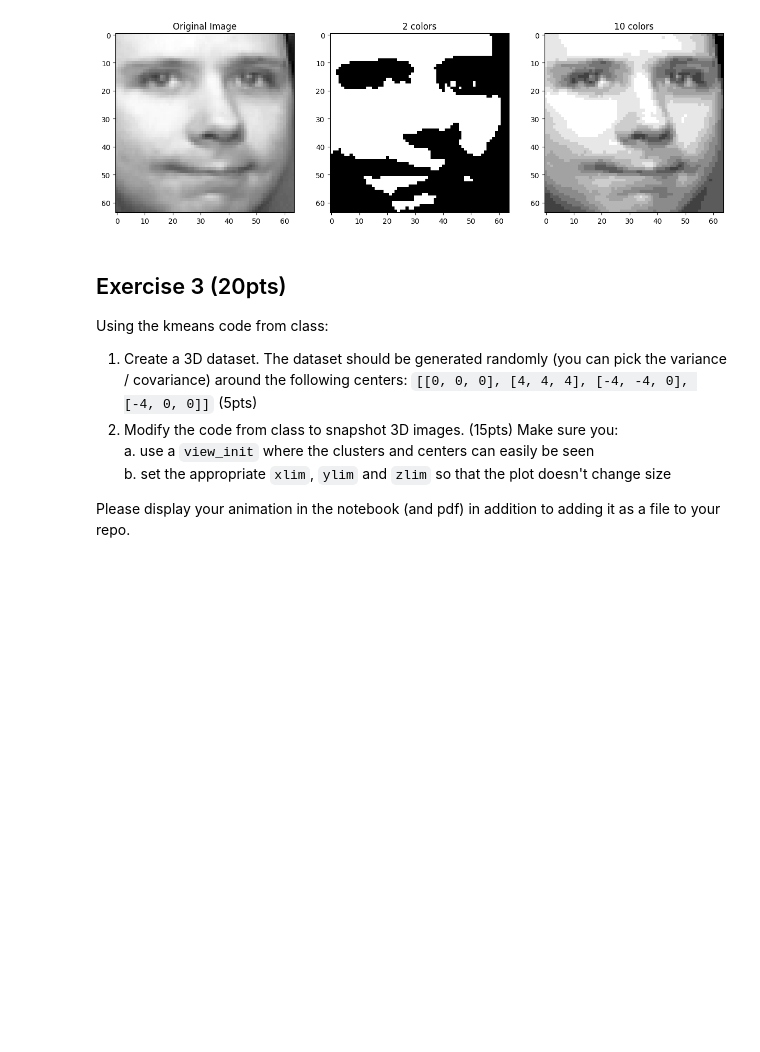
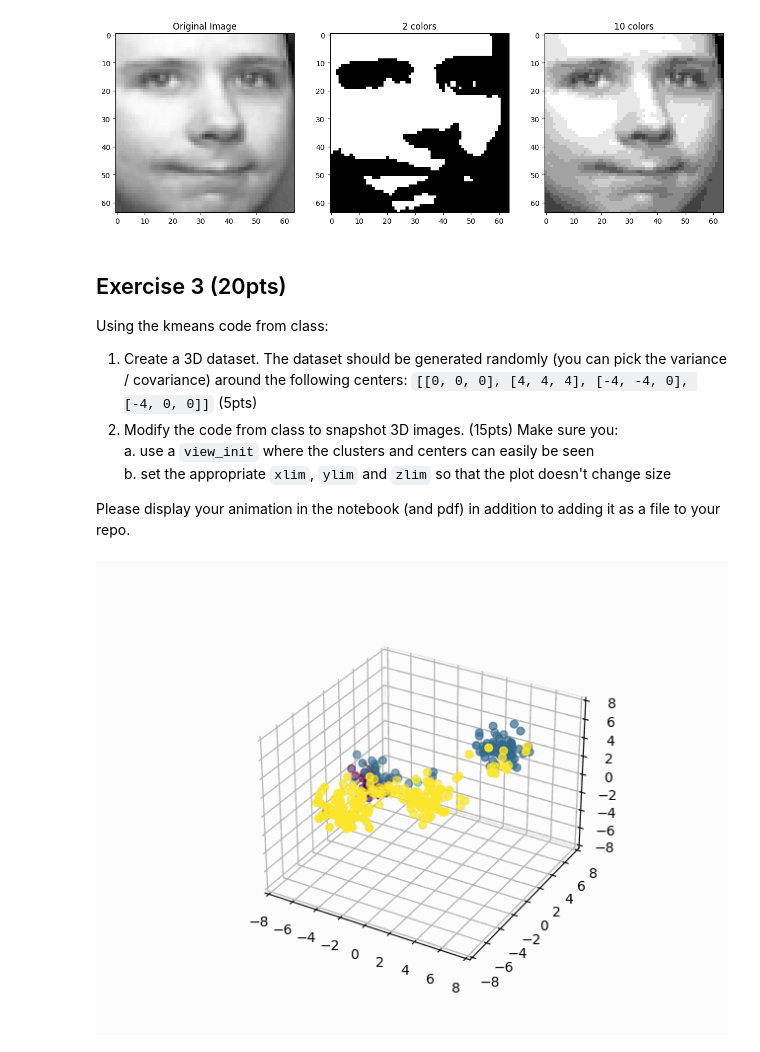
Before and after one commit to CS506-Boston-University/homework-1-FrankLi3, a Jupyter notebook: homework1.ipynb, the cells around one changed output. Cells and saved outputs as stored; diff of their text form; code cells hidden in the pictures; blank space fills up the shorter version.

```diff
--- a/homework1.ipynb
+++ b/homework1.ipynb
@@ -379,6 +379,7 @@ import numpy as np
 import matplotlib.pyplot as plt
 from mpl_toolkits.mplot3d import Axes3D  # Import for 3D plotting
 from PIL import Image as im
+from IPython.display import display, Image
 import sklearn.datasets as datasets
 
 # Generate a 3D dataset
@@ -455,30 +456,34 @@ class KMeans3D:
         if flag == 1:
             return True
         return False
 
     def lloyds(self):
         centers = self.initialize()
         self.assign(centers)
         self.snap(centers)
         new_centers = self.get_centers()
 
         while self.is_diff_centers(centers, new_centers):
             self.assign(new_centers)
             centers = new_centers
             self.snap(centers)
             new_centers = self.get_centers()
 
 # Create an instance of the modified KMeans3D class
 kmeans = KMeans3D(X, 4)
 kmeans.lloyds()
 images = kmeans.snaps
 
 # Save the images as a 3D GIF
 images[0].save(
     'kmeans3Danimation.gif',
     optimize=False,
     save_all=True,
     append_images=images[1:],
     loop=0,
     duration=500
 )
+
+display(Image(filename='kmeans3Danimation.gif'))
+# %% [output]
+[figure, added]
```
Also changed, not shown: 2 other files.
